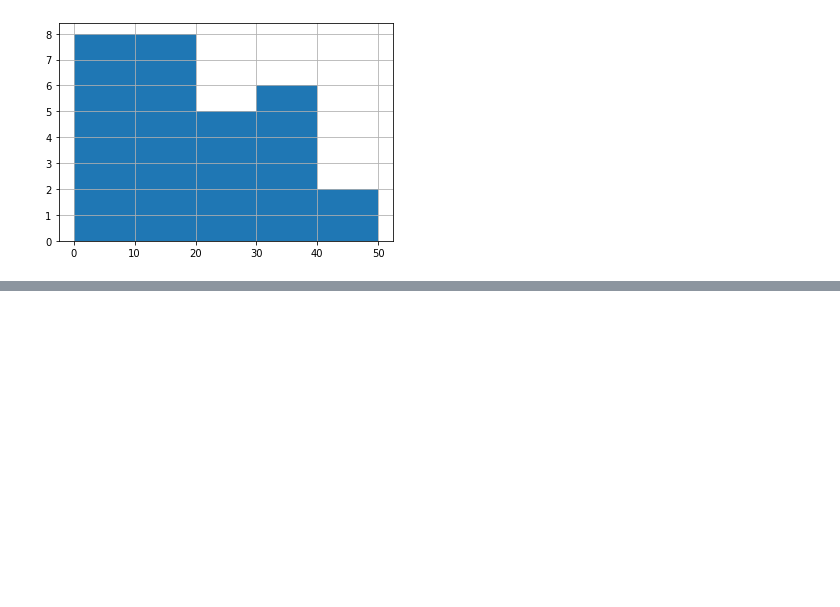
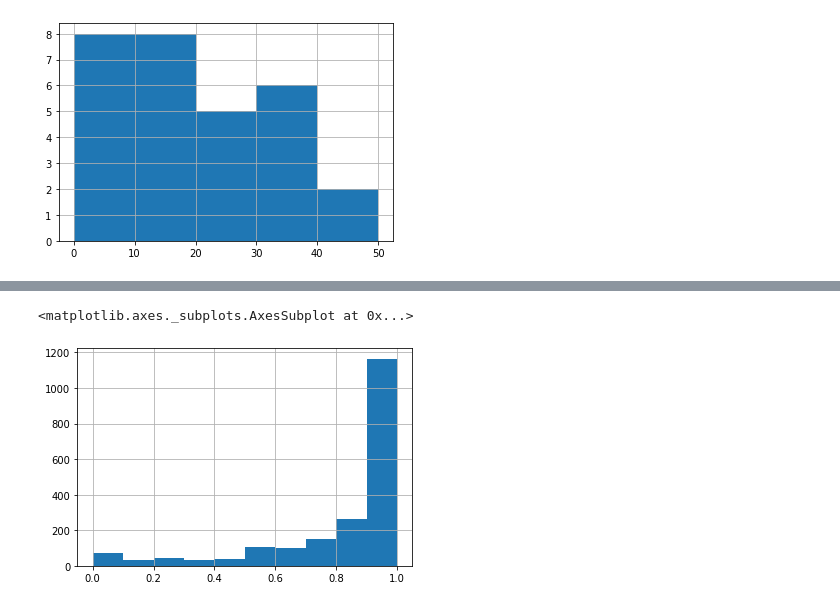
Before and after one commit to CarlColglazier/cheesecake, a Jupyter notebook: notebooks/2020_data.ipynb, the cells around one changed output, grey strips where cells are left out. Drawn from its saved outputs; the diff is of its cells as text; code cells hidden in the pictures; blank space fills up the shorter version.

```diff
--- a/notebooks/2020_data.ipynb
+++ b/notebooks/2020_data.ipynb
@@ -390,0 +413,6 @@ post[post.index.isin(teams)].sum(axis=1).hist(bins=5, range=(0,50))
+# %%
+rates = df.groupby('team_key')['initLine'].sum() / df.groupby('team_key')['initLine'].count() / 5
+rates.hist()
+# %% [output]
+<matplotlib.axes._subplots.AxesSubplot at 0x...>
+[figure, added]
```
Also changed, not shown: parts of 15 cells of this notebook, 1 other file.
